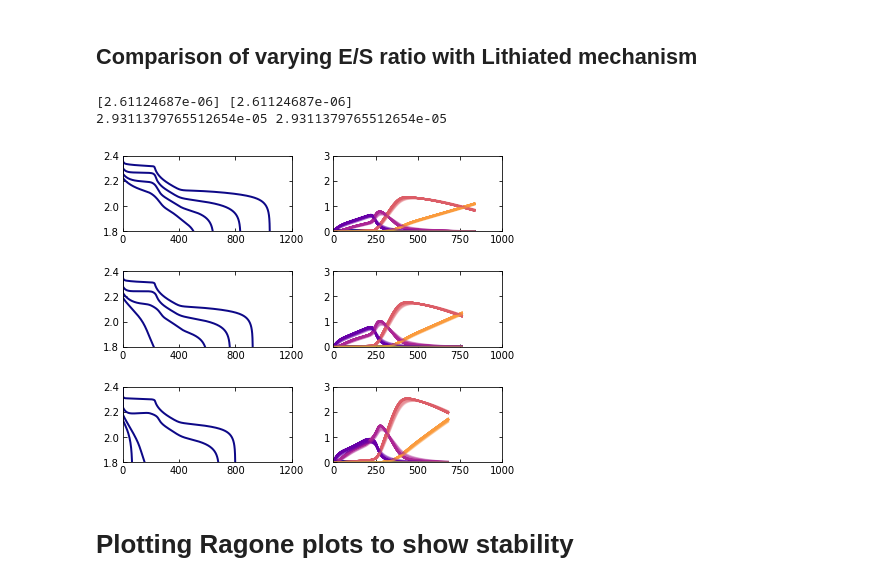
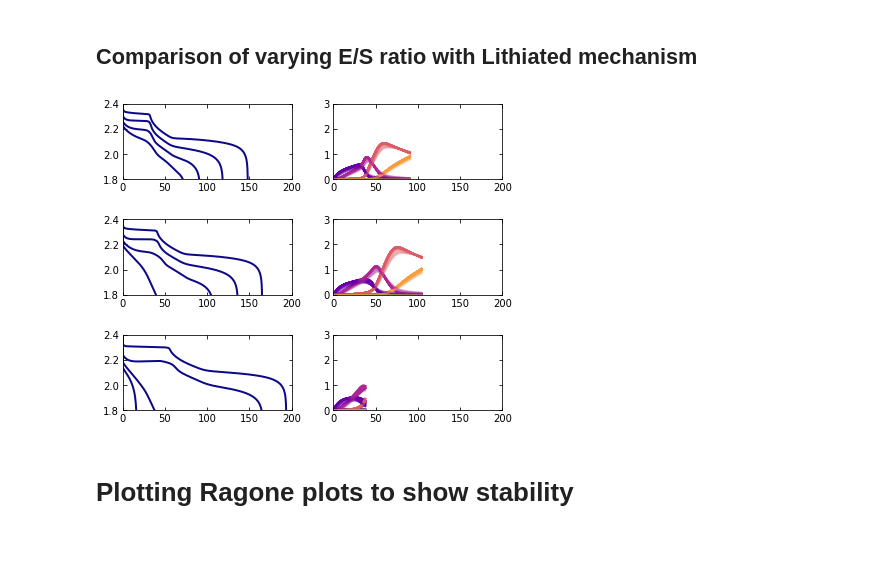
Before and after one commit to decaluwe/2020_Li_Sulfur_Modeling, a Jupyter notebook: Figures/scripts/Li_S Plotting.ipynb, the cells around one changed output. Drawn from its saved outputs; the diff is of its cells as text; code cells hidden in the pictures; blank space fills up the shorter version.

```diff
--- a/Figures/scripts/Li_S Plotting.ipynb
+++ b/Figures/scripts/Li_S Plotting.ipynb
@@ -371,6 +371,10 @@ for k in range(4):
 
 points = inputs.npoints_cathode+inputs.npoints_sep+1
 alphas = np.linspace(1.,0.3,points)
+# We unfortunately need to mess around with species order, to keep consistent coloring, for Assary and Kuz/mina:
+cmap_atomistic = np.vstack((species_cmap[:4], species_cmap[5], species_cmap[4], species_cmap[6:]))
+print(species_cmap, cmap_atomistic)
+
 for i in np.arange(0, 1, 1):
     for j in np.arange(0, points):
         offset = j*6
@@ -380,9 +384,9 @@ for i in np.arange(0, 1, 1):
             axs[0,1].plot(Cap_cascade_65pct25um[keys_s[i]], C_k_cascade_65pct25um[keys_s[i]].iloc[:, k+offset],
                      linewidth=lw, color=species_cmap[k], alpha = alphas[j])
             axs[2,1].plot(Cap_assary_65pct25um[keys_s[i]], C_k_assary_65pct25um[keys_s[i]].iloc[:, k+offset],
-                         linewidth=lw, color=species_cmap[k], alpha = alphas[j])
+                         linewidth=lw, color=cmap_atomistic[k], alpha = alphas[j])
             axs[3,1].plot(Cap_kuzmina_65pct25um[keys_s[i]], C_k_kuzmina_65pct25um[keys_s[i]].iloc[:, k+offset],
-                         linewidth=lw, color=species_cmap[k], alpha = alphas[j])
+                         linewidth=lw, color=cmap_atomistic[k], alpha = alphas[j])
 
 plt.xlim((0, 1450))
 plt.xticks([0, 400, 800, 1200])
@@ -476,15 +493,13 @@ os.chdir('../data/Lithiated Data/100 um cathode 4 uL')
 from li_s_battery_init import cathode as cat4uL1
 from li_s_battery_init import anode as an4uL1
 os.chdir(owd)
-m_ratio_4 = cat4uL1.m_S_tot_0/an4uL1.m_bat
+
 os.chdir(owd)
 os.chdir('../data/Lithiated Data/100 um cathode 3 uL')
 from li_s_battery_init import cathode as cat3uL1
 from li_s_battery_init import anode as an3uL1
 os.chdir(owd)
-m_ratio_3 = cat3uL1.m_S_tot_0/an3uL1.m_bat
-print(cat3uL1.m_S_tot_0,cat4uL1.m_S_tot_0)
-print(an4uL1.m_bat,an3uL1.m_bat)
+
 os.chdir(owd)
 os.chdir('../data/Lithiated Data/100 um cathode 2 uL')
 from li_s_battery_init import cathode as cat2uL1
@@ -498,55 +513,52 @@ m_ratio_3 = 0.17858987
 m_bat_2 = 3.177985e-5
 m_ratio_2 = 0.24212
 os.chdir(owd)
-# %% [output]
-[2.61124687e-06] [2.61124687e-06]
-2.9311379765512654e-05 2.9311379765512654e-05
 # %%
 os.chdir(owd)
 
 fig, axs = plt.subplots(3, 2, sharex=False, sharey=False, num=i)
 plt.tight_layout()
 
 for i in range(3):
     for j in range(2):
         axs[i,j].tick_params(direction='in')
         tick_format(axs[i,j])
 
 fig.set_size_inches((6., 5.))
 
 for i in range(4):
-    axs[0,0].plot(Cap_Li_4uL[keys_s[i]], Vcell_Li_4uL[keys_s[i]], linewidth=lw, color=species_cmap[0])
-    axs[1,0].plot(Cap_Li_3uL[keys_s[i]], Vcell_Li_3uL[keys_s[i]], linewidth=lw, color=species_cmap[0])
-    axs[2,0].plot(Cap_Li_2uL[keys_s[i]], Vcell_Li_2uL[keys_s[i]], linewidth=lw, color=species_cmap[0])
+    axs[0,0].plot(m_ratio_4*Cap_Li_4uL[keys_s[i]], Vcell_Li_4uL[keys_s[i]], linewidth=lw, color=species_cmap[0])
+    axs[1,0].plot(m_ratio_3*Cap_Li_3uL[keys_s[i]], Vcell_Li_3uL[keys_s[i]], linewidth=lw, color=species_cmap[0])
+    axs[2,0].plot(m_ratio_2*Cap_Li_2uL[keys_s[i]], Vcell_Li_2uL[keys_s[i]], linewidth=lw, color=species_cmap[0])
 
 
-i=1
+i=2
 for j in np.arange(0, points-1):
     offset = j*6
     for k in np.arange(0, 6):
-        axs[0,1].plot(Cap_Li_4uL[keys_s[i]], C_k_Li_4uL[keys_s[i]].iloc[:, k+offset],
+        axs[0,1].plot(m_ratio_4*Cap_Li_4uL[keys_s[i]], C_k_Li_4uL[keys_s[i]].iloc[:, k+offset],
                     linewidth=lw, color=species_cmap[k],alpha=alphas[j])
-        axs[1,1].plot(Cap_Li_3uL[keys_s[i]], C_k_Li_3uL[keys_s[i]].iloc[:, k+offset],
+        axs[1,1].plot(m_ratio_3*Cap_Li_3uL[keys_s[i]], C_k_Li_3uL[keys_s[i]].iloc[:, k+offset],
                     linewidth=lw, color=species_cmap[k],alpha=alphas[j])
-        axs[2,1].plot(Cap_Li_2uL[keys_s[i]], C_k_Li_2uL[keys_s[i]].iloc[:, k+offset],
+        axs[2,1].plot(m_ratio_2*Cap_Li_2uL[keys_s[i]], C_k_Li_2uL[keys_s[i]].iloc[:, k+offset],
                         linewidth=lw, color=species_cmap[k],alpha=alphas[j])
 
 for i in range(3):
-    axs[i,0].set_xlim((0,1200))
-    axs[i,0].set_xticks([0, 400, 800, 1200])
+    axs[i,0].set_xlim((0,200))
+    axs[i,0].set_xticks([0, 50, 100, 150, 200])
     axs[i,0].set_ylim((1.8,2.4))
     axs[i,0].set_yticks([1.8, 2.0, 2.2, 2.4])
 
-    axs[i,1].set_xlim((0,1000))
-    axs[i,1].set_xticks([0, 250, 500, 750, 1000])
+    axs[i,1].set_xlim((0,200))
+    axs[i,1].set_xticks([0, 50, 100, 150, 200])
     axs[i,1].set_ylim((0.0,3.0))
     axs[i,1].set_yticks([0.0, 1.0, 2.0, 3.0])
 
 
-fig.savefig('Figure5_CellDesign_DischargeProfiles.pdf')
+fig.savefig('FigureSupp_CellDesign_DischargeProfiles_1C.pdf')
 os.chdir(owd)
 # %% [output]
-[figure, old version]
+[figure, new version]
 # %% [markdown]
 # Plotting Ragone plots to show stability
 # %% [markdown]
```
Also changed, not shown: parts of 6 cells of this notebook, 9 other files.
